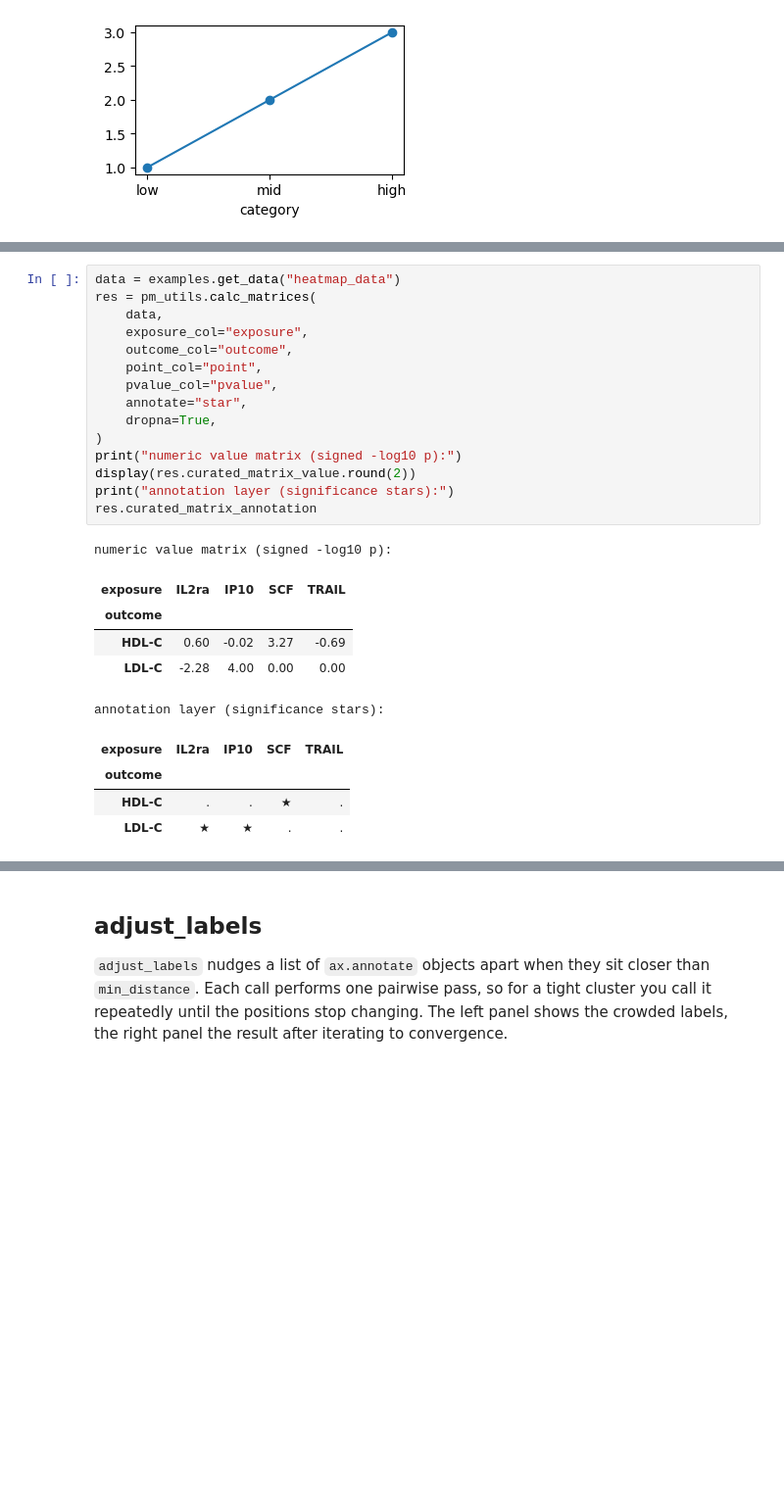
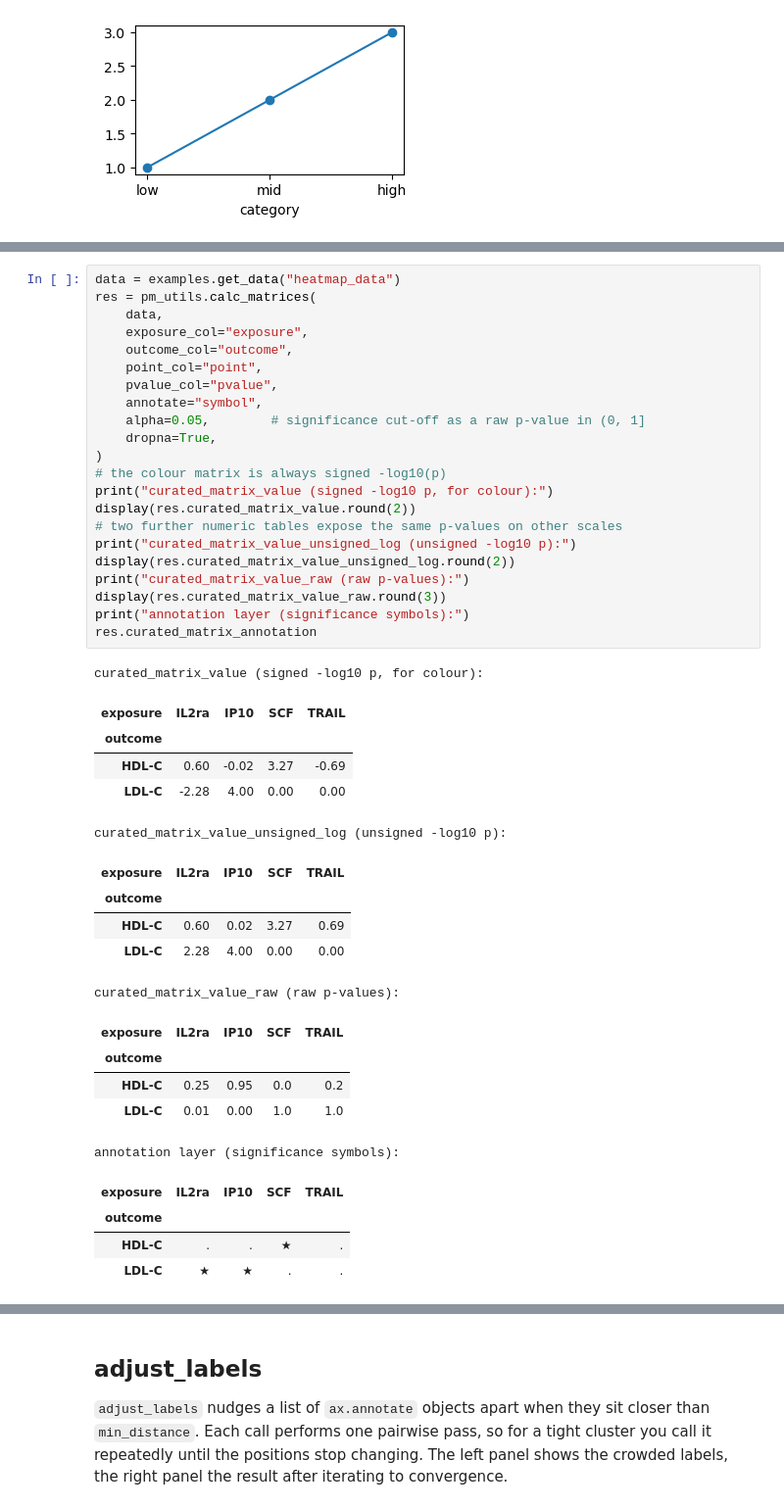
Before and after one commit to afschmidt/plot-misc, a Jupyter notebook: resources/examples/utils.ipynb, the cells around one changed output, grey strips where cells are left out. Shown at 98% size. Saved outputs shown, nothing was run; the diff lists cells and outputs as text; blank space fills up the shorter version.

```diff
--- a/resources/examples/utils.ipynb
+++ b/resources/examples/utils.ipynb
@@ -113,28 +126,45 @@ which annotation layer is placed in `curated_matrix_annotation`.
 # %%
 data = examples.get_data("heatmap_data")
 res = pm_utils.calc_matrices(
     data,
     exposure_col="exposure",
     outcome_col="outcome",
     point_col="point",
     pvalue_col="pvalue",
-    annotate="star",
+    annotate="symbol",
+    alpha=0.05,        # significance cut-off as a raw p-value in (0, 1]
     dropna=True,
 )
-print("numeric value matrix (signed -log10 p):")
+# the colour matrix is always signed -log10(p)
+print("curated_matrix_value (signed -log10 p, for colour):")
 display(res.curated_matrix_value.round(2))
-print("annotation layer (significance stars):")
+# two further numeric tables expose the same p-values on other scales
+print("curated_matrix_value_unsigned_log (unsigned -log10 p):")
+display(res.curated_matrix_value_unsigned_log.round(2))
+print("curated_matrix_value_raw (raw p-values):")
+display(res.curated_matrix_value_raw.round(3))
+print("annotation layer (significance symbols):")
 res.curated_matrix_annotation
 # %% [output]
-numeric value matrix (signed -log10 p):
+curated_matrix_value (signed -log10 p, for colour):
 | exposure | IL2ra | IP10 | SCF | TRAIL |
 | outcome |  |  |  |  |
 | HDL-C | 0.60 | -0.02 | 3.27 | -0.69 |
 | LDL-C | -2.28 | 4.00 | 0.00 | 0.00 |
-annotation layer (significance stars):
+curated_matrix_value_unsigned_log (unsigned -log10 p):
 | exposure | IL2ra | IP10 | SCF | TRAIL |
 | outcome |  |  |  |  |
-| HDL-C | . | . | ★ | . |
-| LDL-C | ★ | ★ | . | . |
+| HDL-C | 0.60 | 0.02 | 3.27 | 0.69 |
+| LDL-C | 2.28 | 4.00 | 0.00 | 0.00 |
+curated_matrix_value_raw (raw p-values):
+| exposure | IL2ra | IP10 | SCF | TRAIL |
+| outcome |  |  |  |  |
+| HDL-C | 0.25 | 0.95 | 0.0 | 0.2 |
+| LDL-C | 0.01 | 0.00 | 1.0 | 1.0 |
+annotation layer (significance symbols):
+| exposure | IL2ra | IP10 | SCF | TRAIL |
+| outcome |  |  |  |  |
+| HDL-C | . | . | ★ | . |
+| LDL-C | ★ | ★ | . | . |
 # %% [markdown]
 The same call with a different `annotate` value swaps the annotation layer
```
Also changed, not shown: parts of 5 cells of this notebook, 5 other files.
